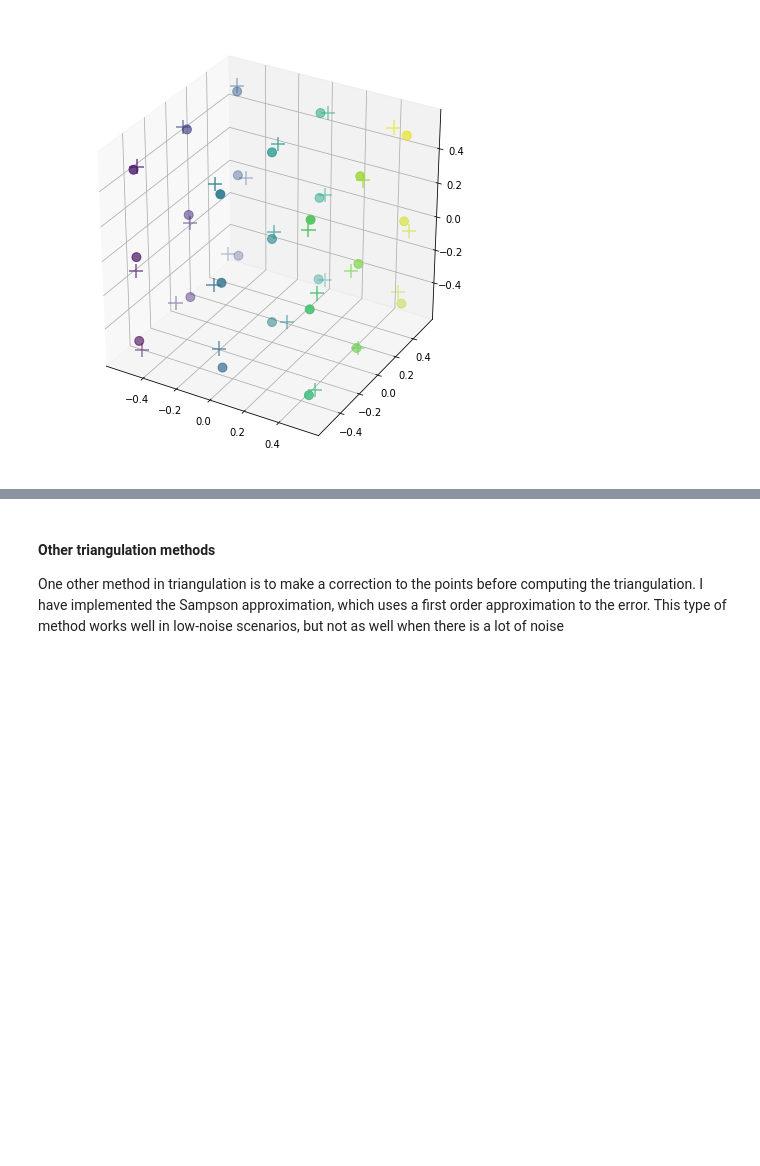
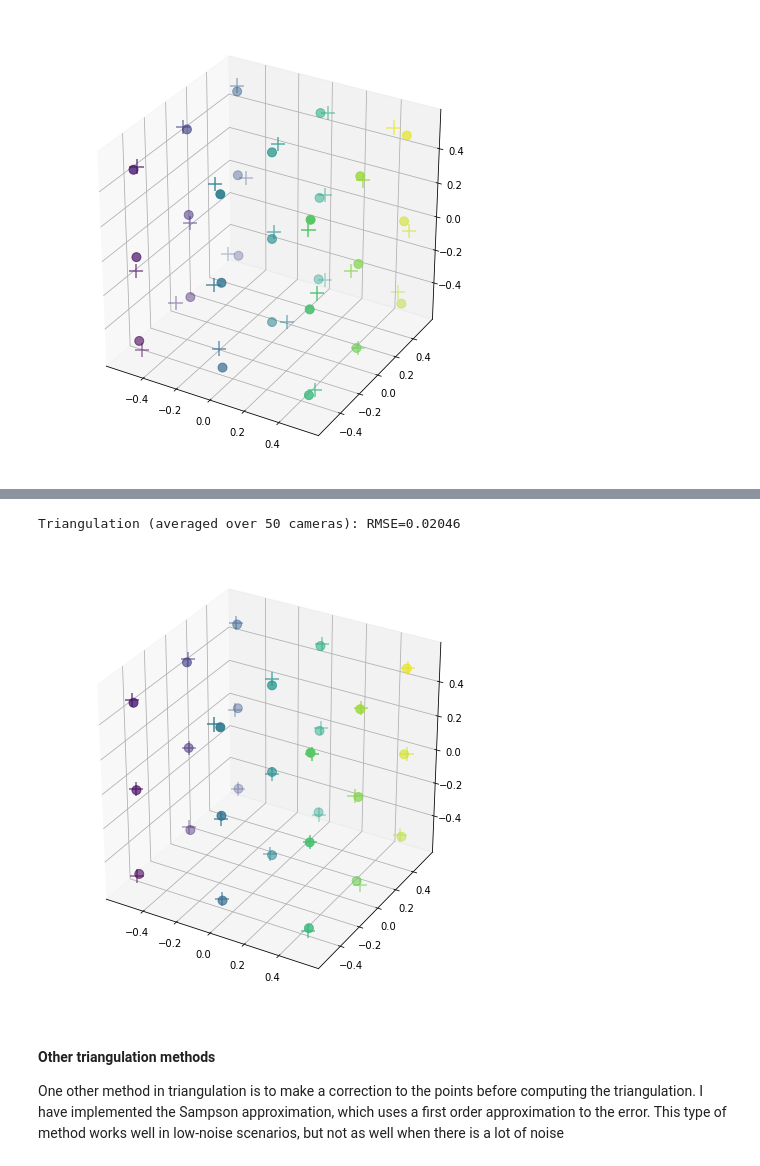
Before and after one commit to cnapun/EECS-531, a Jupyter notebook: A5/Exercise3.ipynb, the cells around one changed output, grey strips where cells are left out. Saved outputs shown, nothing was run; the diff lists cells and outputs as text; code cells hidden in the pictures; blank space fills up the shorter version.

```diff
--- a/A5/Exercise3.ipynb
+++ b/A5/Exercise3.ipynb
@@ -188,3 +214,16 @@ Triangulation: RMSE=0.07791
+# %%
+fig = plt.figure(figsize=(8,8))
+ax = fig.add_subplot(111, projection='3d')
+ax.set_aspect('equal')
+ax.scatter(*points.T, c=colors, s=80)
+ax.scatter(*rec.T, c=colors, marker='+', s=200)
+ax.set_xlim(-0.6, 0.6)
+ax.set_ylim(-0.6, 0.6)
+ax.set_zlim(-0.6, 0.6);
+print('Triangulation (averaged over 50 cameras): RMSE=%.5f'%(np.sqrt((((rec-points)**2).sum(1)).mean(0))))
+# %% [output]
+Triangulation (averaged over 50 cameras): RMSE=0.02046
+[figure, added]
 # %% [markdown]
 #### Other triangulation methods
 One other method in triangulation is to make a correction to the points before computing the triangulation. I have implemented the Sampson approximation, which uses a first order approximation to the error. This type of method works well in low-noise scenarios, but not as well when there is a lot of noise
```
Also changed, not shown: parts of 6 cells of this notebook, 2 other files.
